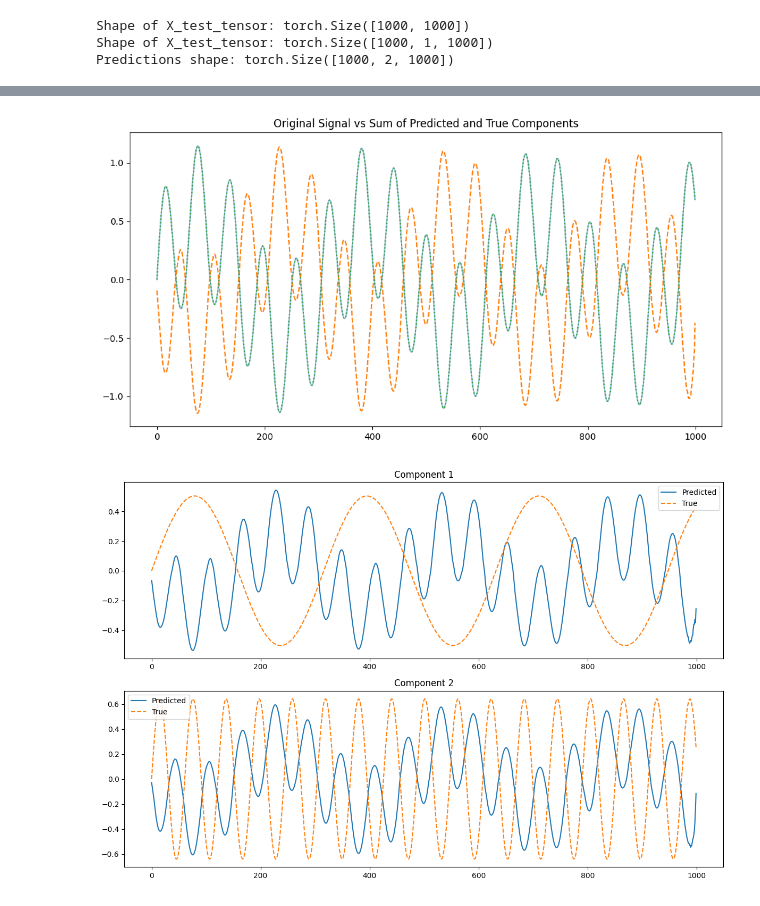
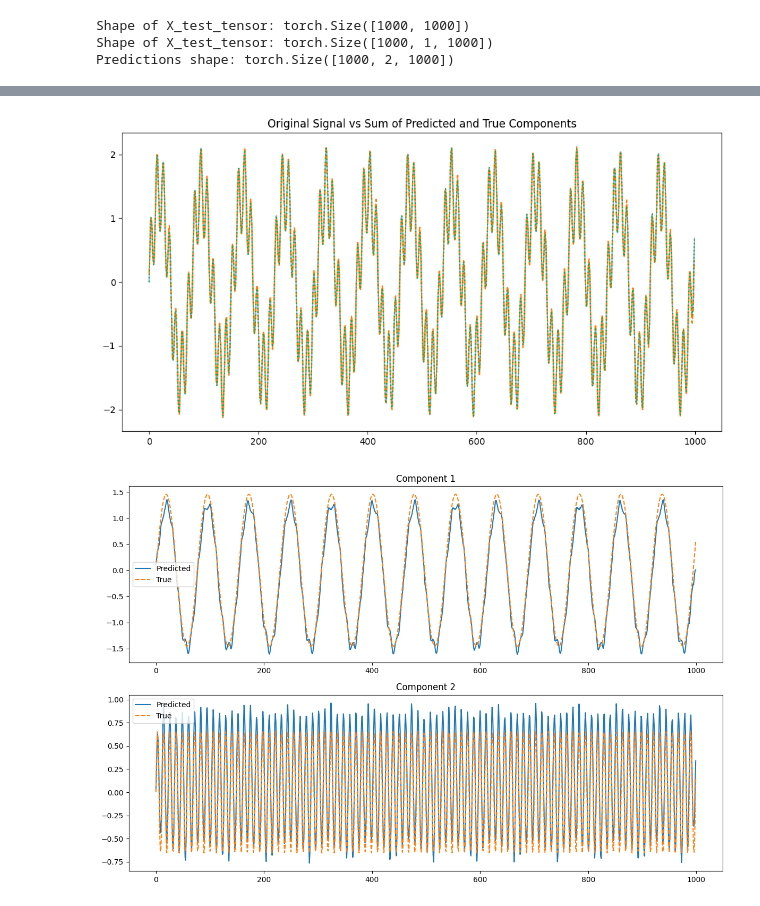
Before and after one commit to KJMvanderHorst/thesis, a Jupyter notebook: notebooks/multi_scale_slow_signals.ipynb, the cells around one changed output, grey strips where cells are left out. Saved outputs shown, nothing was run; the diff lists cells and outputs as text; code cells hidden in the pictures.

```diff
--- a/notebooks/multi_scale_slow_signals.ipynb
+++ b/notebooks/multi_scale_slow_signals.ipynb
@@ -21,7 +21,7 @@ from src.models.base_model import RRCNNDecomposer
 from src.models.base_model import MultiScaleRRCNNDecomposer
 
 # Specify the path to the saved model checkpoint
-model_path = "/Users/kaspervanderhorst/Desktop/thesis/models/multi_scale_lower_signals_fr.pth"
+model_path = "/Users/kaspervanderhorst/Desktop/thesis/models/stationary_supervised.pth"
 # Load the model
 model = MultiScaleRRCNNDecomposer()  # Adjust parameters as per your model
 model.load_state_dict(torch.load(model_path))
@@ -43,7 +43,7 @@ MultiScaleRRCNNDecomposer(
 )
 # %%
 # Resolve the dataset path
-dataset_path = "/Users/kaspervanderhorst/Desktop/thesis/src/data/data_storage/composite_signals_20250511T135519.npz"
+dataset_path = "/Users/kaspervanderhorst/Desktop/thesis/src/data/data_storage/composite_signals_20250510T160325.npz"
 
 # Load the dataset
 data = np.load(dataset_path)
@@ -91,26 +84,0 @@ with torch.no_grad():
-# %%
-# Select a sample to visualize
-sample_idx = 1
-
-predicted_components_train = train_predictions[sample_idx].numpy()
-true_components_train = y_train[sample_idx]
-
-# plot the sum of the components and the original signal
-plt.figure(figsize=(12, 6))
-plt.plot(X_train[sample_idx], label="Original Signal", alpha=0.5)
-plt.plot(np.sum(predicted_components_train, axis=0), label="Sum of Predicted Components", linestyle="dashed")
-plt.plot(np.sum(true_components_train, axis=0), label="Sum of True Components", linestyle="dotted")
-plt.title("Original Signal vs Sum of Predicted and True Components")
-
-# Plot the predicted and true components for the training set
-num_components_train = predicted_components_train.shape[0]
-plt.figure(figsize=(12, 8))
-for i in range(num_components_train):
-    plt.subplot(num_components_train, 1, i + 1)
-    plt.plot(predicted_components_train[i], label="Predicted")
-    plt.plot(true_components_train[i], label="True", linestyle="dashed")
-    plt.title(f"Component {i + 1} (Train Set)")
-    plt.legend()
-
-plt.tight_layout()
-plt.show()
@@ -120,29 +85,29 @@ plt.show()
 # %%
 # Inspect Decompositions
 # Visualize the decompositions predicted by the model and compare them to the ground truth
 
 # Select a sample to visualize
-sample_idx = 0
+sample_idx = 6
 predicted_components = predictions[sample_idx].numpy()
 true_components = y_test[sample_idx]
 
 plt.figure(figsize=(12, 6))
 plt.plot(X_test[sample_idx], label="Original Signal", alpha=0.5)
 plt.plot(np.sum(predicted_components, axis=0), label="Sum of Predicted Components", linestyle="dashed")
 plt.plot(np.sum(true_components, axis=0), label="Sum of True Components", linestyle="dotted")
 plt.title("Original Signal vs Sum of Predicted and True Components")
 # Plot the predicted and true components
 num_components = predicted_components.shape[0]
 plt.figure(figsize=(12, 8))
 for i in range(num_components):
     plt.subplot(num_components, 1, i + 1)
     plt.plot(predicted_components[i], label="Predicted")
     plt.plot(true_components[i], label="True", linestyle="dashed")
     plt.title(f"Component {i + 1}")
     plt.legend()
 
 plt.tight_layout()
 plt.show()
 # %% [output]
-[figure, old version]
+[figure, new version]
-[figure, old version]
+[figure, new version]
```
Also changed, not shown: parts of 2 cells of this notebook, 21 other files.
